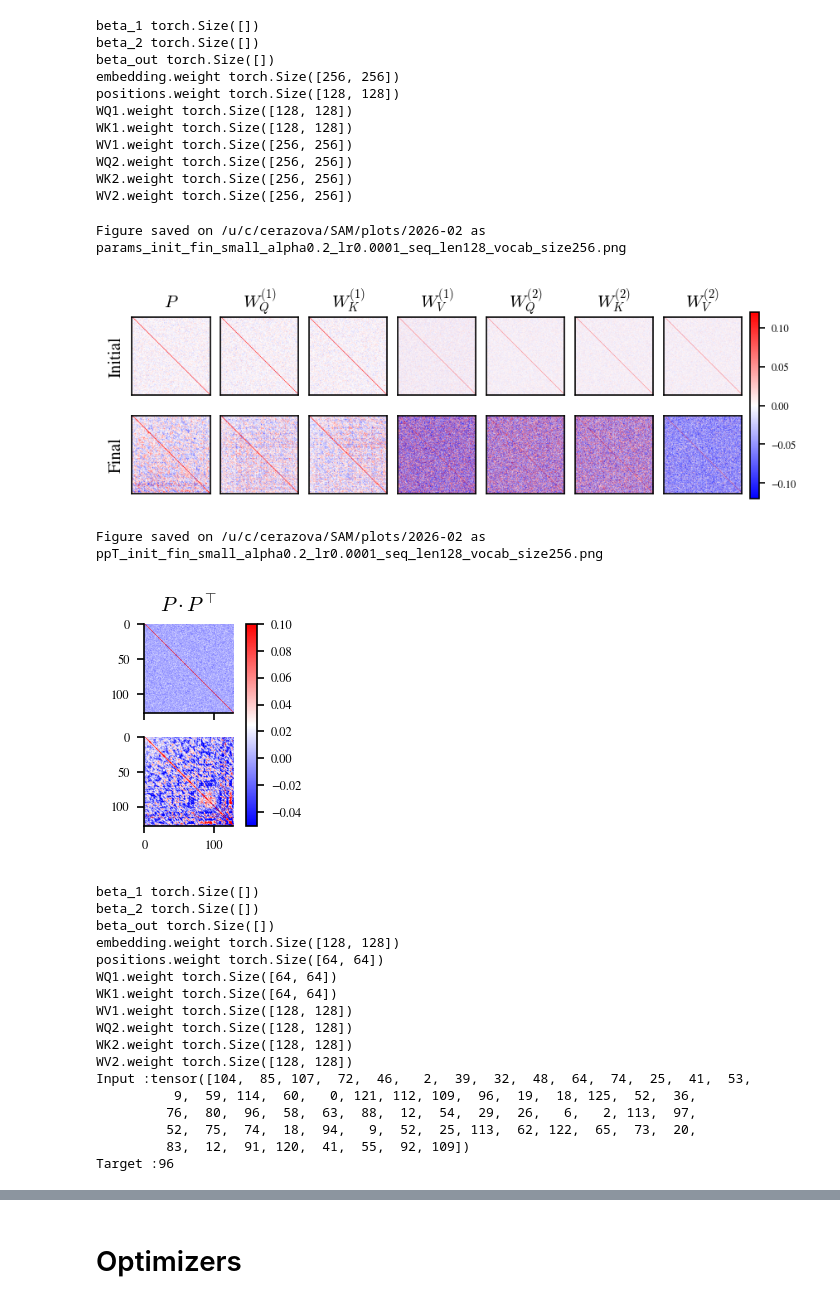
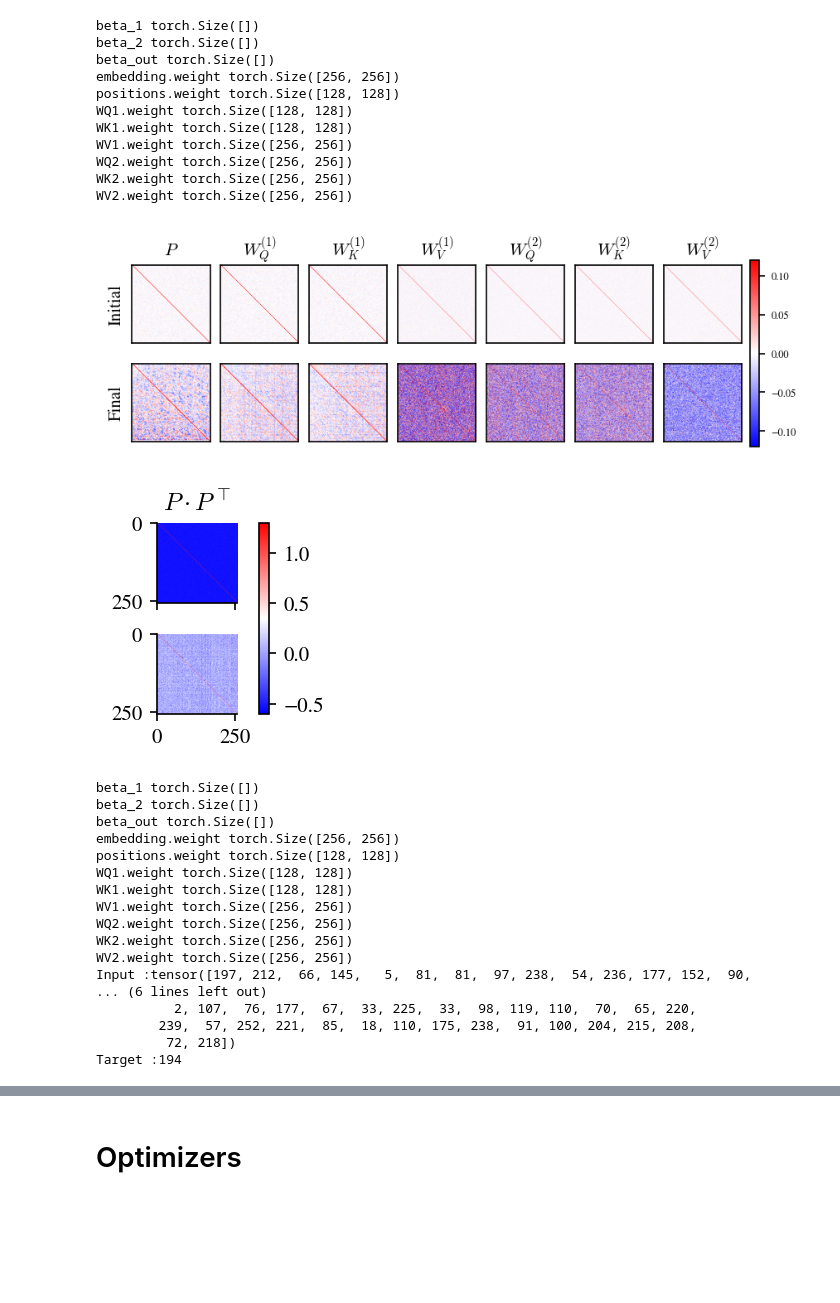
Before and after one commit to CristopherErazo/SAM, a Jupyter notebook: notebooks/26_02_08_Induction_Head.ipynb, the cells around one changed output, grey strips where cells are left out. Saved outputs shown, nothing was run; the diff lists cells and outputs as text; code cells hidden in the pictures; blank space fills up the shorter version.

Commit message:
Fix scales simplified model and plot performance

```diff
--- a/notebooks/26_02_08_Induction_Head.ipynb
+++ b/notebooks/26_02_08_Induction_Head.ipynb
@@ -165,44 +165,44 @@ cbar = fig.colorbar(im, ax=axes[:,-1], orientation='vertical',pad=0.1)
 
 names = ['vocab_size','seq_len','lr','alpha']
 params = make_params_dict(names)
-save_fig(fig, 'params_init_fin_small',params=params,date=True)
+# save_fig(fig, 'params_init_fin_small',params=params,date=True)
 # %% [output]
-Figure saved on /u/c/cerazova/SAM/plots/2026-02 as params_init_fin_small_alpha0.2_lr0.0001_seq_len128_vocab_size256.png
 [figure]
 # %%
 # Settings
 cmap = 'bwr'
 
 # Create Figure
 fig , axes = create_fig(nrows=2,h=0.25,size='double',w=0.2,)
 
 for i, state in enumerate(states):
     ax = axes[i]
-    P = models[state]['positions.weight'].cpu().numpy()
-    C = P @ P.T
-    im = ax.imshow(C, cmap=cmap,vmin=-0.05,vmax=0.1)
+    # P = models[state]['positions.weight'].cpu().numpy()
+    # C = P @ P.T
+    WQ = models[state]['WQ2.weight'].cpu().numpy()
+    WK = models[state]['WK2.weight'].cpu().numpy()
+    im = ax.imshow(WQ@WK.T, cmap=cmap)#,vmin=-0.05,vmax=0.1)
     # ax.set_title(['Initial','Final'][i])
     # plt.colorbar(im, ax=ax)
     if i == 0: ax.set_title(r'$P \cdot P^\top $')
 
 
 # Add colorbar to the last column
 cbar = fig.colorbar(im, ax=axes, orientation='vertical',pad=0.1)
 names = ['vocab_size','seq_len','lr','alpha']
 params = make_params_dict(names)
-save_fig(fig, 'ppT_init_fin_small',params=params,date=True)
+# save_fig(fig, 'ppT_init_fin_small',params=params,date=True)
 # %% [output]
-Figure saved on /u/c/cerazova/SAM/plots/2026-02 as ppT_init_fin_small_alpha0.2_lr0.0001_seq_len128_vocab_size256.png
-[figure, old version]
+[figure, new version]
 # %%
 # Parameters
-vocab_size = 128 # Vocabulary size
-seq_len = 64  # Sequence length
-lr = 0.00005 # Learning rate
-alpha = 0.
+vocab_size = 256 # Vocabulary size
+seq_len = 128  # Sequence length
+lr = 0.0001 # Learning rate
+alpha = 0.1
 # iter = 1
 
-states = ['init','init']
+states = ['init','fin']
 
 fix_names = ['vocab_size','seq_len','lr']
 var_names = ['alpha']
@@ -224,19 +224,19 @@ print(f'Target :{target}  ')
 beta_1 torch.Size([])
 beta_2 torch.Size([])
 beta_out torch.Size([])
-embedding.weight torch.Size([128, 128])
-positions.weight torch.Size([64, 64])
-WQ1.weight torch.Size([64, 64])
-WK1.weight torch.Size([64, 64])
-WV1.weight torch.Size([128, 128])
-WQ2.weight torch.Size([128, 128])
-WK2.weight torch.Size([128, 128])
-WV2.weight torch.Size([128, 128])
-Input :tensor([104,  85, 107,  72,  46,   2,  39,  32,  48,  64,  74,  25,  41,  53,
-          9,  59, 114,  60,   0, 121, 112, 109,  96,  19,  18, 125,  52,  36,
-         76,  80,  96,  58,  63,  88,  12,  54,  29,  26,   6,   2, 113,  97,
-         52,  75,  74,  18,  94,   9,  52,  25, 113,  62, 122,  65,  73,  20,
-         83,  12,  91, 120,  41,  55,  92, 109])
-Target :96
+embedding.weight torch.Size([256, 256])
+positions.weight torch.Size([128, 128])
+WQ1.weight torch.Size([128, 128])
+WK1.weight torch.Size([128, 128])
+WV1.weight torch.Size([256, 256])
+WQ2.weight torch.Size([256, 256])
+WK2.weight torch.Size([256, 256])
+WV2.weight torch.Size([256, 256])
+Input :tensor([197, 212,  66, 145,   5,  81,  81,  97, 238,  54, 236, 177, 152,  90,
+... (6 lines left out)
+          2, 107,  76, 177,  67,  33, 225,  33,  98, 119, 110,  70,  65, 220,
+        239,  57, 252, 221,  85,  18, 110, 175, 238,  91, 100, 204, 215, 208,
+         72, 218])
+Target :194
 # %%
 model = InductionHeadAttentionSmaller(vocab_size=vocab_size, seq_len=seq_len)
```
Also changed, not shown: parts of 3 cells of this notebook, 8 other files.
